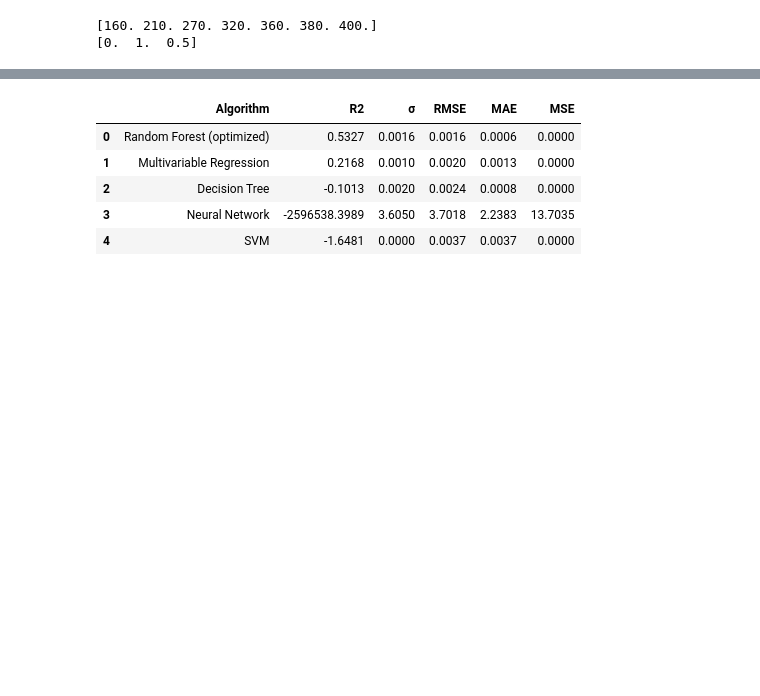
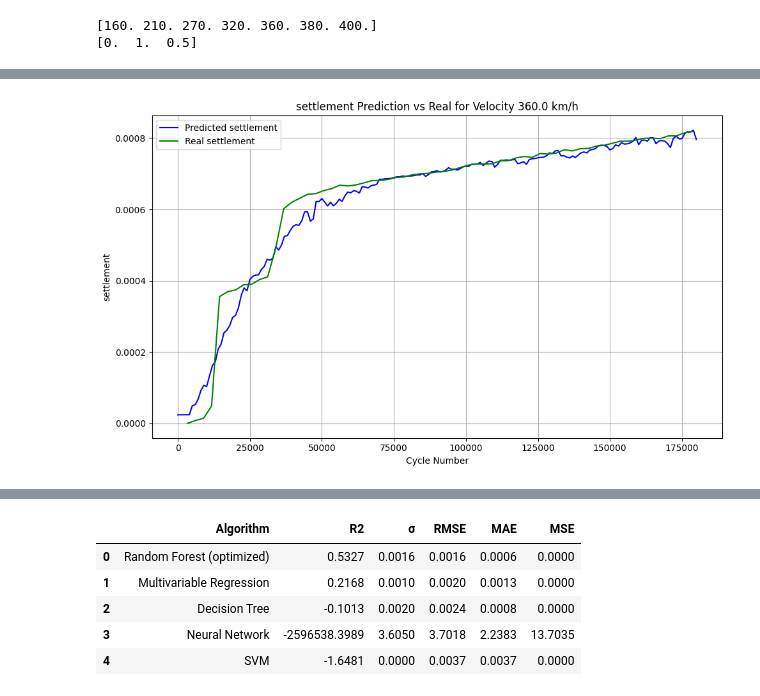
Before and after one commit to rammalali/FYP, a Jupyter notebook: ML/notebooks/permanent_settlement.ipynb, the cells around one changed output, grey strips where cells are left out. Cells and saved outputs as stored; diff of their text form; code cells hidden in the pictures; blank space fills up the shorter version.

```diff
--- a/ML/notebooks/permanent_settlement.ipynb
+++ b/ML/notebooks/permanent_settlement.ipynb
@@ -620,8 +770,8 @@ from sklearn.metrics import make_scorer, mean_absolute_error
 from sklearn.pipeline import Pipeline
 import numpy as np
 
-X = combined_df[['velocity', 'Cycle_Number']]
-y = combined_df['Smoothed_Difference']
+X = averaged_df[['velocity', 'Cycle_Number']]
+y = averaged_df['Smoothed_Difference']
 
 # Splitting data into train/validation/test sets
 X_train_val, X_test, y_train_val, y_test = train_test_split(X, y, test_size=0.2, random_state=42)
@@ -637,11 +787,11 @@ def custom_scorer(y_true, y_pred):
 # Define the model and hyperparameters to tune
 model = RandomForestRegressor(random_state=42)
 param_grid = {
-    'n_estimators': [50, 150, 500],
-    'max_depth': [5, 10, 20],
+    'n_estimators': [50, 100, 150],
+    'max_depth': [3, 5, 10],
     'min_samples_split': [2, 5, 10, 20],
     'min_samples_leaf': [1, 4, 6, 8, 16],
-    'max_features': ['auto', 'sqrt']
+    'max_features': ['sqrt']
 }
 
 # Set up the grid search with cross-validation
@@ -857,0 +840,7 @@ R2 Score on Test Set: 0.5327
+# %%
+# Example usage of the function
+generate_and_plot_settlement(best_model, averaged_df,
+                             start_cycle=0, end_cycle=180000, step_size=1000,
+                             velocity=360.0)
+# %% [output]
+[figure, added]
```
Also changed, not shown: parts of 38 cells of this notebook, 5 other files.
